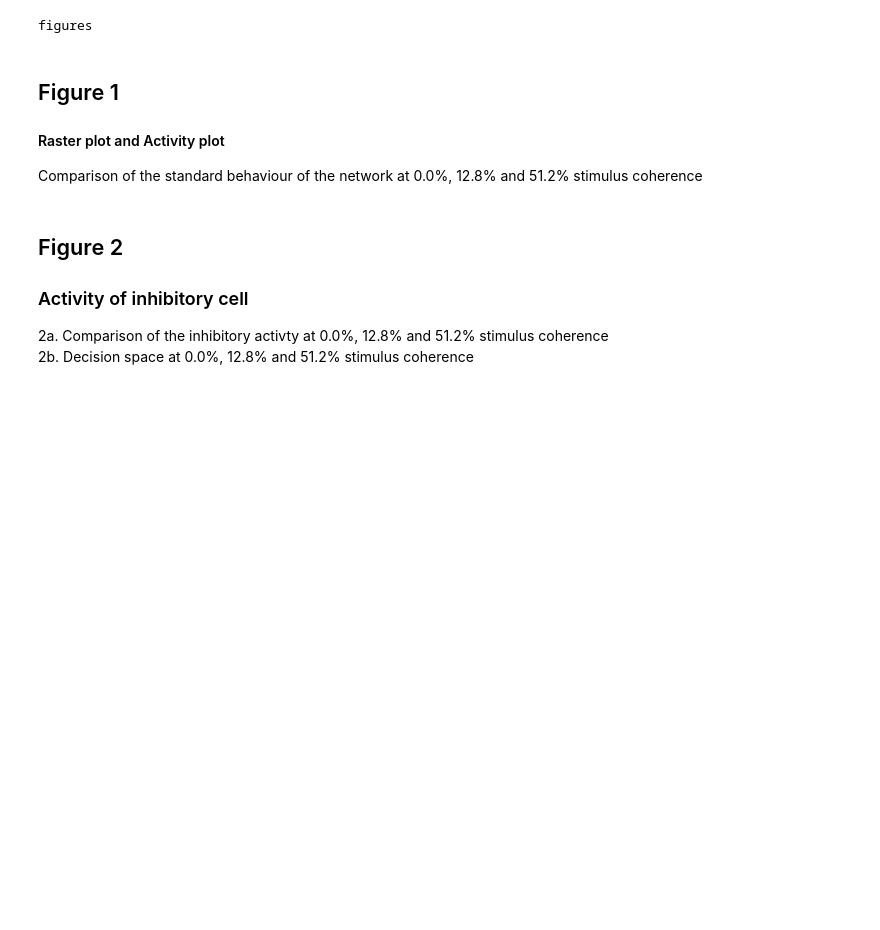
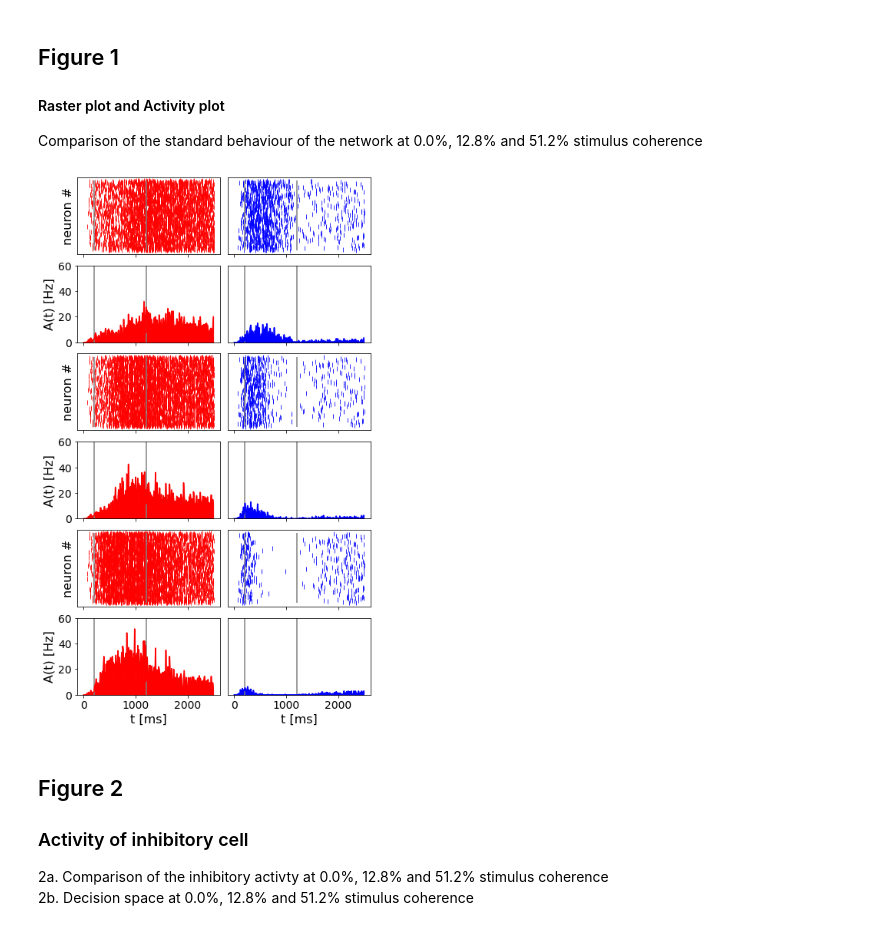
Before and after one commit to alessandratrapani/decision_making_NEST_NRP, a Jupyter notebook: NEST/run_figures.ipynb, the cells around one changed output. Cells and saved outputs as stored; diff of their text form; code cells hidden in the pictures; blank space fills up the shorter version.

```diff
--- a/NEST/run_figures.ipynb
+++ b/NEST/run_figures.ipynb
@@ -19,13 +19,11 @@ plt.rc('ytick', labelsize=14)    # fontsize of the tick labels
 plt.rc('legend', fontsize=16)    # legend fontsize
 plt.rc('figure', titlesize=26)  # fontsize of the figure title
 
-root_path = ''
+root_path = "C:\\Users\\Alessandra Trapani\\OneDrive - Politecnico di Milano"
 figure_dir = os.path.join(root_path, 'figures')
 results_dir = os.path.join(root_path, 'results')
-# %% [output]
-figures
 # %%
-def extract_results(path, pop):
+def extract_results(path, pop, stim=True, integral=True):
 
     events = pd.read_csv(os.path.join(path,'events_pop_'+pop+'.csv'))
     frequency = pd.read_csv(os.path.join(path,'frequency.csv'))
@@ -35,12 +33,14 @@ def extract_results(path, pop):
     ts = events['event time pop_'+pop].to_numpy()
     t = frequency['time'].to_numpy()
     activity = frequency['activity (Hz) pop_'+pop].to_numpy()
-    if pop=='inh':
+    if stim:
+        stimulus = stimuli['stimulus pop '+pop].to_numpy()
+    else:
         stimulus = False
+    if integral:
+        sum_stimulus = stimuli['integral stim pop '+pop].to_numpy()
+    else:
         sum_stimulus = False
-    else:
-        stimulus = stimuli['stimulus pop '+pop].to_numpy()
-        sum_stimulus = stimuli['integral stim pop '+pop].to_numpy()
 
 
     return evs, ts, t, activity, stimulus, sum_stimulus
@@ -64,44 +64,44 @@ mult_coherence = [0.0,-0.128,-0.512]
 trial = [158,199,6]
 
 for i, coherence in enumerate(mult_coherence):
-    j = trial[i]
+    j = trial[i*2*2]
     path = os.path.join(results_dir_standard,'c'+str(coherence),'trial_'+ str(j))
 
     evsA, tsA, t, A_N_A, stimulus_A, sum_stimulus_A = extract_results(path, 'A')
     evsB, tsB, t, B_N_B, stimulus_B, sum_stimulus_B = extract_results(path, 'B')
-    evsIn, tsIn, t, I_N_I, stimulus_A, sum_stimulus_A = extract_results(path, 'inh')
-    I_N_I=signal.medfilt(I_N_I,55)
 
     axes[2*i][0].scatter(tsA, evsA,marker = '|', linewidths = 0.8, color='red', label ='pop A')
     axes[2*i][0].set_ylabel("neuron #")
     axes[2*i][0].vlines(start_stim, 0, 800, color='grey')
     axes[2*i][0].vlines(end_stim, 0, 800, color='grey')
     axes[2*i][0].set_yticks([])
     axes[2*i+1][0].plot(t, A_N_A, color='red', label ='pop A')
     axes[2*i+1][0].fill_between(t, A_N_A, color='red')
     axes[2*i+1][0].vlines(start_stim, 0, 60, color='grey')
     axes[2*i+1][0].vlines(end_stim, 0, 60, color='grey')
     axes[2*i+1][0].set_ylabel("A(t) [Hz]")
     axes[2*i+1][0].set_ylim(0,60)
 
     axes[2*i][1].scatter(tsB, evsB,marker= '|',  linewidths = 0.8,color='blue', label ='pop B')
     axes[2*i][1].vlines(start_stim, 800, 1600, color='grey')
     axes[2*i][1].vlines(end_stim, 800, 1600, color='grey')
     axes[2*i][1].set_yticks([])
     axes[2*i+1][1].plot(t, B_N_B, color='blue', label ='pop B')
     axes[2*i+1][1].fill_between(t, B_N_B, color='blue')
     axes[2*i+1][1].vlines(start_stim, 0, 60, color='grey')
     axes[2*i+1][1].vlines(end_stim, 0, 60, color='grey')
     axes[2*i+1][1].set_ylim(0,60)
     axes[2*i+1][1].set_yticks([])
 
 axes[5][0].set_xlabel("t [ms]")
 axes[5][1].set_xlabel("t [ms]")
 
 fig1.savefig(os.path.join(figure_dir,'Figure1.png'), bbox_inches='tight')
 
 if show:
     plt.show()
+# %% [output]
+[figure, added]
 # %% [markdown]
 ## Figure 2
 ### Activity of inhibitory cell
```
Also changed, not shown: parts of 14 cells of this notebook, 2 other files.
